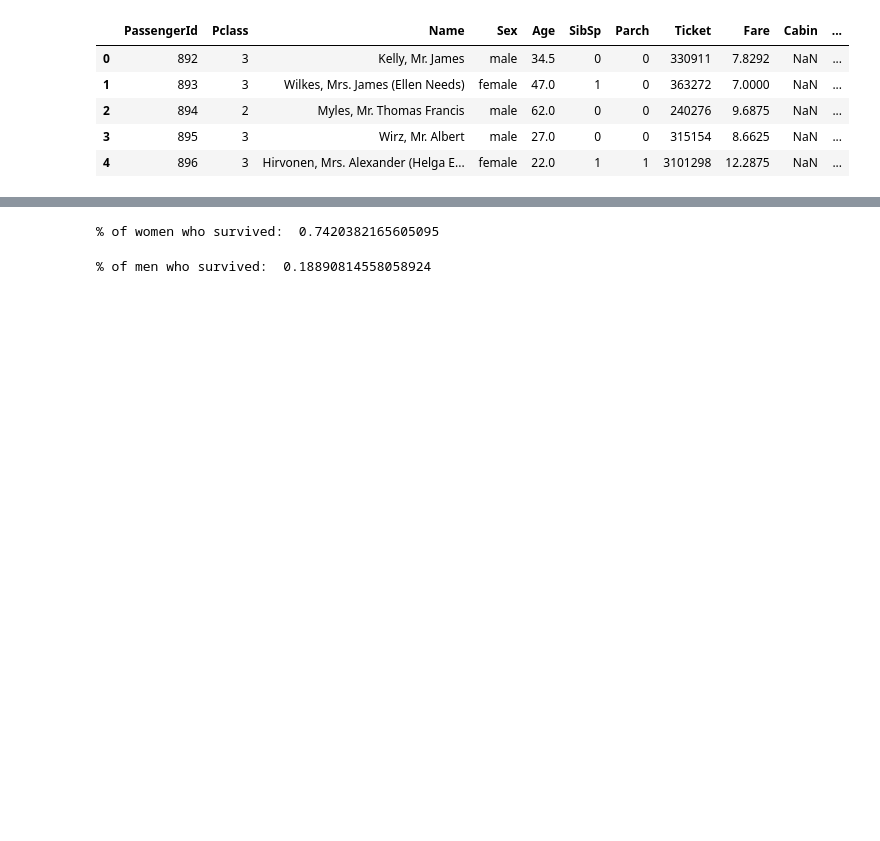
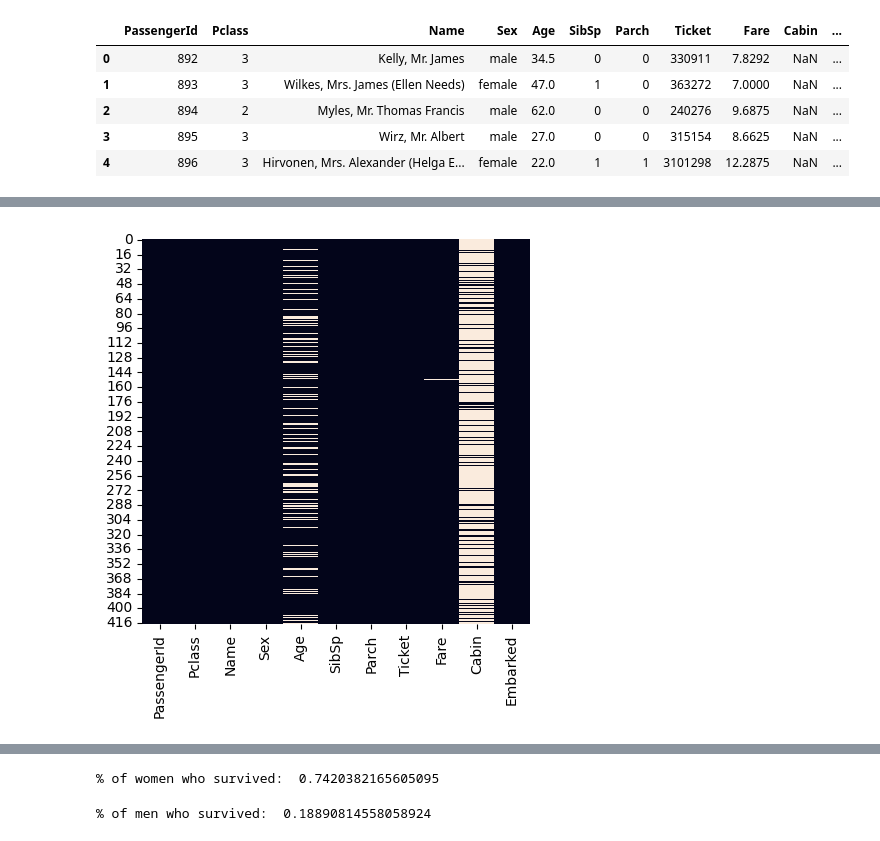
Before and after one commit to PeJiR/KAGGLE-Learn-Courses-, a Jupyter notebook: getting-started-with-titanic.ipynb, the cells around one changed output, grey strips where cells are left out. Cells and saved outputs as stored; diff of their text form; code cells hidden in the pictures; blank space fills up the shorter version.

```diff
--- a/getting-started-with-titanic.ipynb
+++ b/getting-started-with-titanic.ipynb
@@ -42,0 +97,4 @@ test_data.head()
+# %%
+plot_missing_data(test_data, "Test Dataset")
+# %% [output]
+[figure, added]
```
Also changed, not shown: parts of 28 cells of this notebook.
